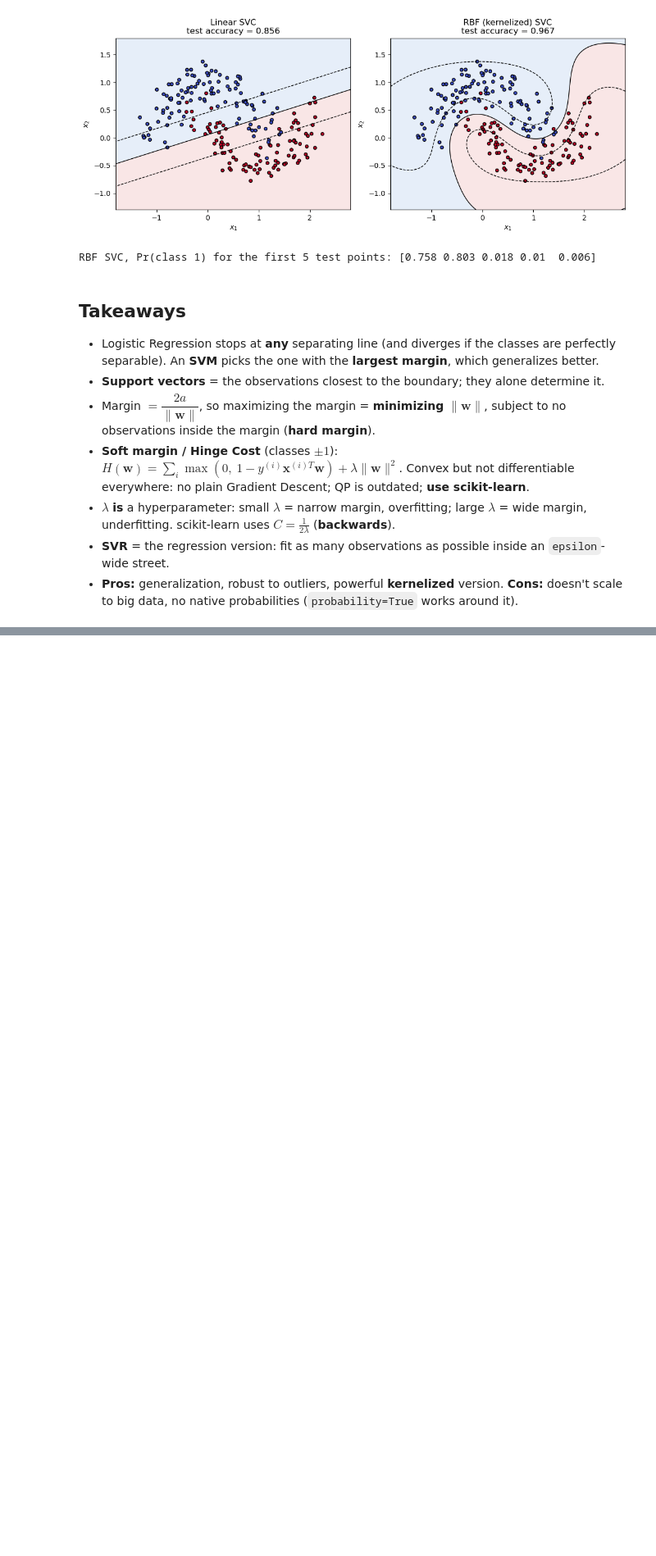
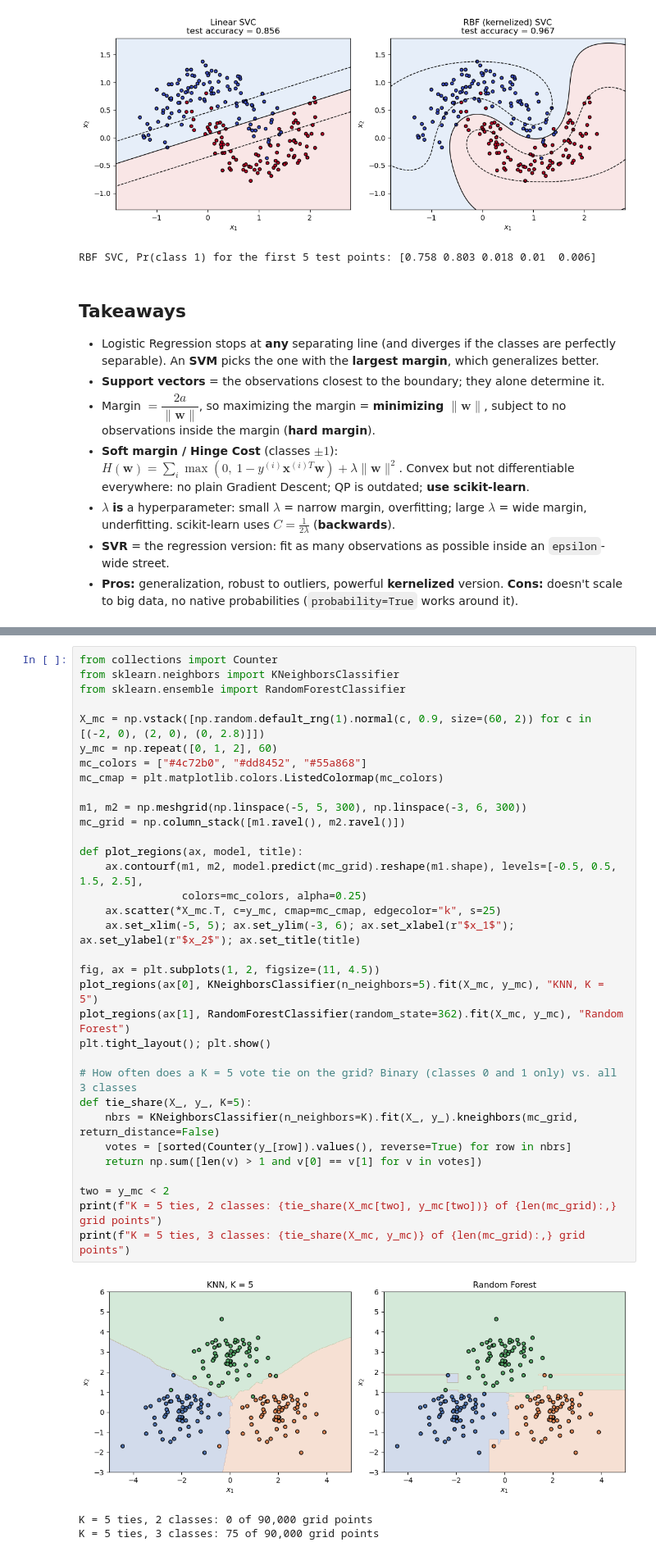
Before and after one commit to AdiRosenstock/STAT-362-Advanced-Machine-Learning, a Jupyter notebook: Notebook.ipynb, the cells around one changed output, grey strips where cells are left out. Shown at 82% size. Cells and saved outputs as stored; diff of their text form; blank space fills up the shorter version.

```diff
--- a/Notebook.ipynb
+++ b/Notebook.ipynb
@@ -1014,0 +1245,37 @@ RBF SVC, Pr(class 1) for the first 5 test points: [0.758 0.803 0.018 0.01  0.006
+# %%
+from collections import Counter
+from sklearn.neighbors import KNeighborsClassifier
+from sklearn.ensemble import RandomForestClassifier
+
+X_mc = np.vstack([np.random.default_rng(1).normal(c, 0.9, size=(60, 2)) for c in [(-2, 0), (2, 0), (0, 2.8)]])
+y_mc = np.repeat([0, 1, 2], 60)
+mc_colors = ["#4c72b0", "#dd8452", "#55a868"]
+mc_cmap = plt.matplotlib.colors.ListedColormap(mc_colors)
+
+m1, m2 = np.meshgrid(np.linspace(-5, 5, 300), np.linspace(-3, 6, 300))
+mc_grid = np.column_stack([m1.ravel(), m2.ravel()])
+
+def plot_regions(ax, model, title):
+    ax.contourf(m1, m2, model.predict(mc_grid).reshape(m1.shape), levels=[-0.5, 0.5, 1.5, 2.5],
+                colors=mc_colors, alpha=0.25)
+    ax.scatter(*X_mc.T, c=y_mc, cmap=mc_cmap, edgecolor="k", s=25)
+    ax.set_xlim(-5, 5); ax.set_ylim(-3, 6); ax.set_xlabel(r"$x_1$"); ax.set_ylabel(r"$x_2$"); ax.set_title(title)
+
+fig, ax = plt.subplots(1, 2, figsize=(11, 4.5))
+plot_regions(ax[0], KNeighborsClassifier(n_neighbors=5).fit(X_mc, y_mc), "KNN, K = 5")
+plot_regions(ax[1], RandomForestClassifier(random_state=362).fit(X_mc, y_mc), "Random Forest")
+plt.tight_layout(); plt.show()
+
+# How often does a K = 5 vote tie on the grid? Binary (classes 0 and 1 only) vs. all 3 classes
+def tie_share(X_, y_, K=5):
+    nbrs = KNeighborsClassifier(n_neighbors=K).fit(X_, y_).kneighbors(mc_grid, return_distance=False)
+    votes = [sorted(Counter(y_[row]).values(), reverse=True) for row in nbrs]
+    return np.sum([len(v) > 1 and v[0] == v[1] for v in votes])
+
+two = y_mc < 2
+print(f"K = 5 ties, 2 classes: {tie_share(X_mc[two], y_mc[two])} of {len(mc_grid):,} grid points")
+print(f"K = 5 ties, 3 classes: {tie_share(X_mc, y_mc)} of {len(mc_grid):,} grid points")
+# %% [output]
+[figure, added]
+K = 5 ties, 2 classes: 0 of 90,000 grid points
+K = 5 ties, 3 classes: 75 of 90,000 grid points
```
Also changed, not shown: parts of 21 cells of this notebook, 1 other file.
